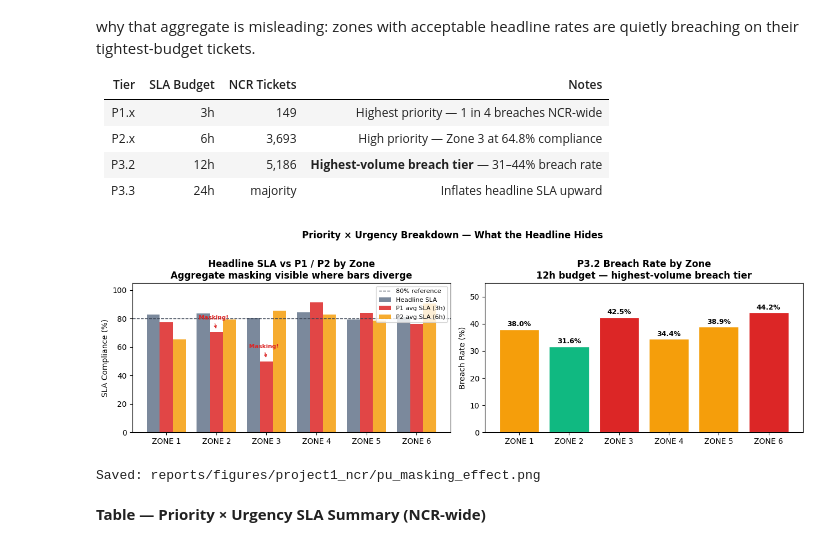
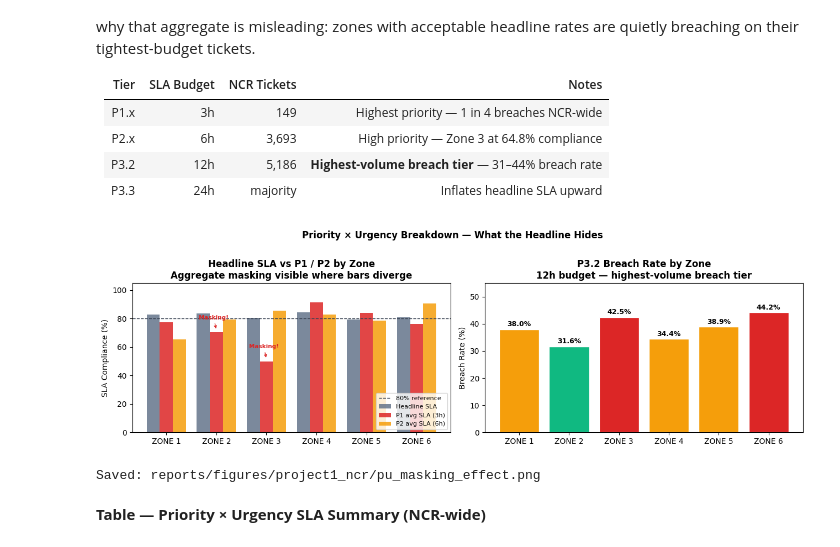
Before and after one commit to bbvillon/telecom-portfolio, a Jupyter notebook: notebooks/project1_ncr_baseline/05_business_summary_and_recommendations.ipynb, the cells around one changed output. Drawn from its saved outputs; the diff is of its cells as text; code cells hidden in the pictures.

Commit message:
fix: move legend to prevent ovelapping data points in notebook 05 and pu_masking_effect.png

```diff
--- a/notebooks/project1_ncr_baseline/05_business_summary_and_recommendations.ipynb
+++ b/notebooks/project1_ncr_baseline/05_business_summary_and_recommendations.ipynb
@@ -284,7 +284,7 @@ ax.set_ylim(0, 105)
 ax.set_ylabel('SLA Compliance (%)')
 ax.set_title('Headline SLA vs P1 / P2 by Zone\n'
              'Aggregate masking visible where bars diverge', fontweight='bold')
-ax.legend(fontsize=8)
+ax.legend(fontsize=8, loc='lower right')
 
 # Flag masking zones
 for i, z in enumerate(zones_present):
@@ -292,34 +292,34 @@ for i, z in enumerate(zones_present):
     p1 = p1_by_zone[z]
     if pd.notna(p1) and hl >= 0.80 and p1 < 0.75:
         ax.annotate('Masking!', xy=(i, p1 * 100 + 1.5),
                     xytext=(i - 0.35, p1 * 100 + 9),
                     fontsize=7.5, color='#dc2626', fontweight='bold',
                     arrowprops=dict(arrowstyle='->', color='#dc2626', lw=1))
 
 ax2 = axes[1]
 bar_colors = ['#dc2626' if v > 0.40 else '#f59e0b' if v > 0.33 else '#10b981'
               for v in breach_32.fillna(0)]
 bars = ax2.bar(zones_present, breach_32 * 100, color=bar_colors, edgecolor='white')
 for bar, val in zip(bars, breach_32):
     if pd.notna(val):
         ax2.text(bar.get_x() + bar.get_width()/2, bar.get_height() + 0.5,
                  f'{val:.1%}', ha='center', va='bottom', fontsize=9, fontweight='bold')
 ax2.set_ylabel('Breach Rate (%)')
 ax2.set_ylim(0, 55)
 ax2.set_title('P3.2 Breach Rate by Zone\n'
               '12h budget — highest-volume breach tier', fontweight='bold')
 
 plt.suptitle('Priority × Urgency Breakdown — What the Headline Hides',
              fontsize=12, fontweight='bold', y=1.01)
 plt.tight_layout()
 
 fig_path = 'reports/figures/project1_ncr/pu_masking_effect.png'
 os.makedirs(os.path.dirname(fig_path), exist_ok=True)
 plt.savefig(fig_path, dpi=300, bbox_inches='tight')
 plt.show()
 print(f'Saved: {fig_path}')
 # %% [output]
-[figure, old version]
+[figure, new version]
 Saved: reports/figures/project1_ncr/pu_masking_effect.png
 # %%
 # ── Summary table: per-tier NCR performance ───────────────────────────────────
```
Also changed, not shown: 1 other file.
